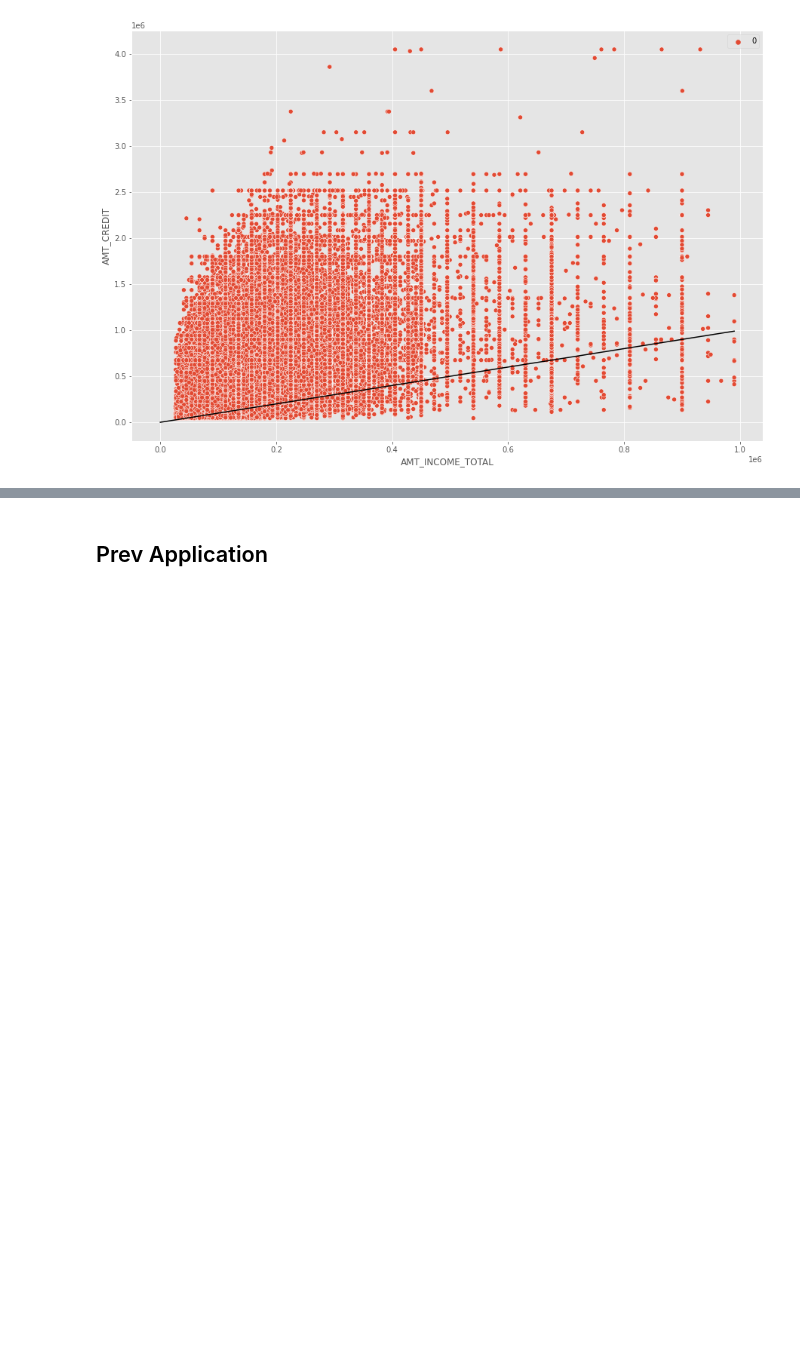
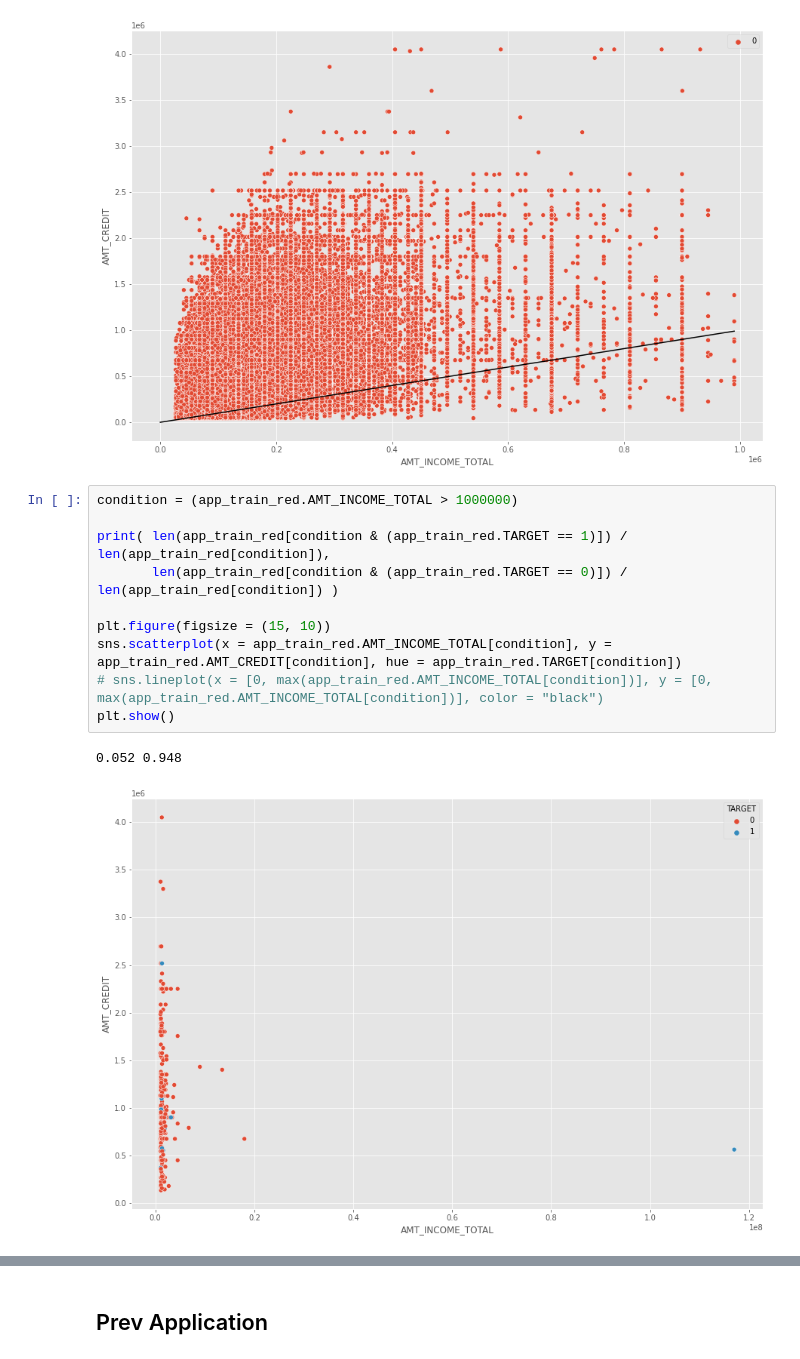
Before and after one commit to Antonio-Avila/Home-Credit-Default, a Jupyter notebook: Home_Credit_Analysis.ipynb, the cells around one changed output, grey strips where cells are left out. Saved outputs shown, nothing was run; the diff lists cells and outputs as text; blank space fills up the shorter version.

```diff
--- a/Home_Credit_Analysis.ipynb
+++ b/Home_Credit_Analysis.ipynb
@@ -351,3 +358,16 @@ sns.lineplot(x = [0, max(app_train_red.AMT_INCOME_TOTAL[condition])], y = [0, ma
 plt.show()
 # %% [output]
 [figure]
+# %%
+condition = (app_train_red.AMT_INCOME_TOTAL > 1000000)
+
+print( len(app_train_red[condition & (app_train_red.TARGET == 1)]) / len(app_train_red[condition]),
+       len(app_train_red[condition & (app_train_red.TARGET == 0)]) / len(app_train_red[condition]) )
+
+plt.figure(figsize = (15, 10))
+sns.scatterplot(x = app_train_red.AMT_INCOME_TOTAL[condition], y = app_train_red.AMT_CREDIT[condition], hue = app_train_red.TARGET[condition])
+# sns.lineplot(x = [0, max(app_train_red.AMT_INCOME_TOTAL[condition])], y = [0, max(app_train_red.AMT_INCOME_TOTAL[condition])], color = "black")
+plt.show()
+# %% [output]
+0.052 0.948
+[figure, added]
```
Also changed, not shown: parts of 11 cells of this notebook.
